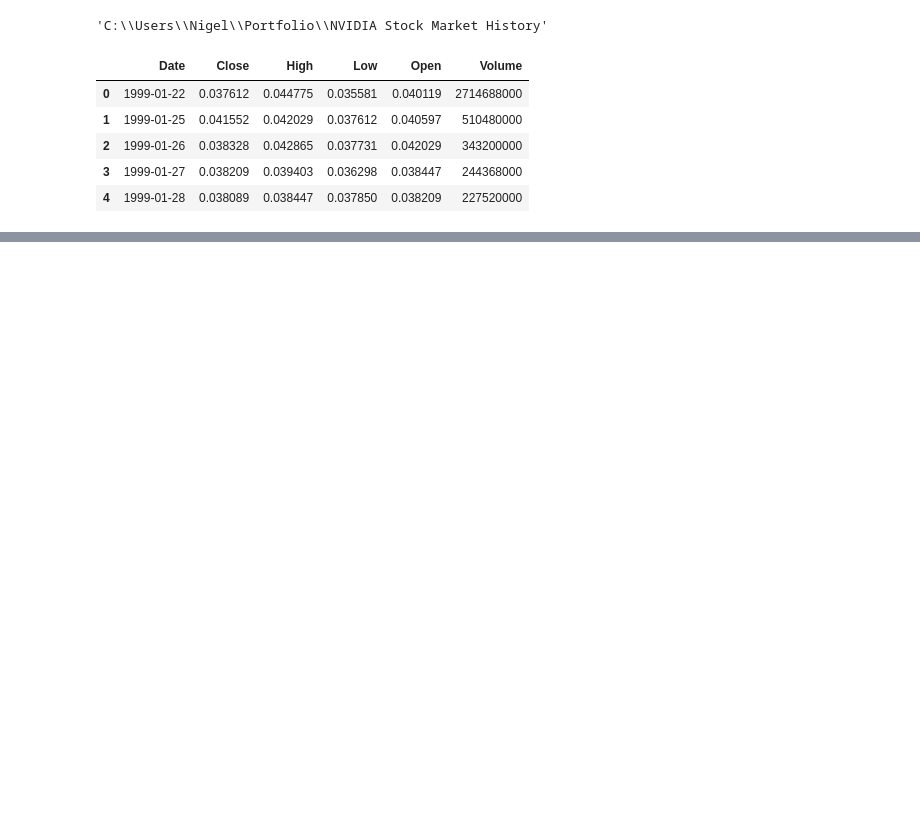
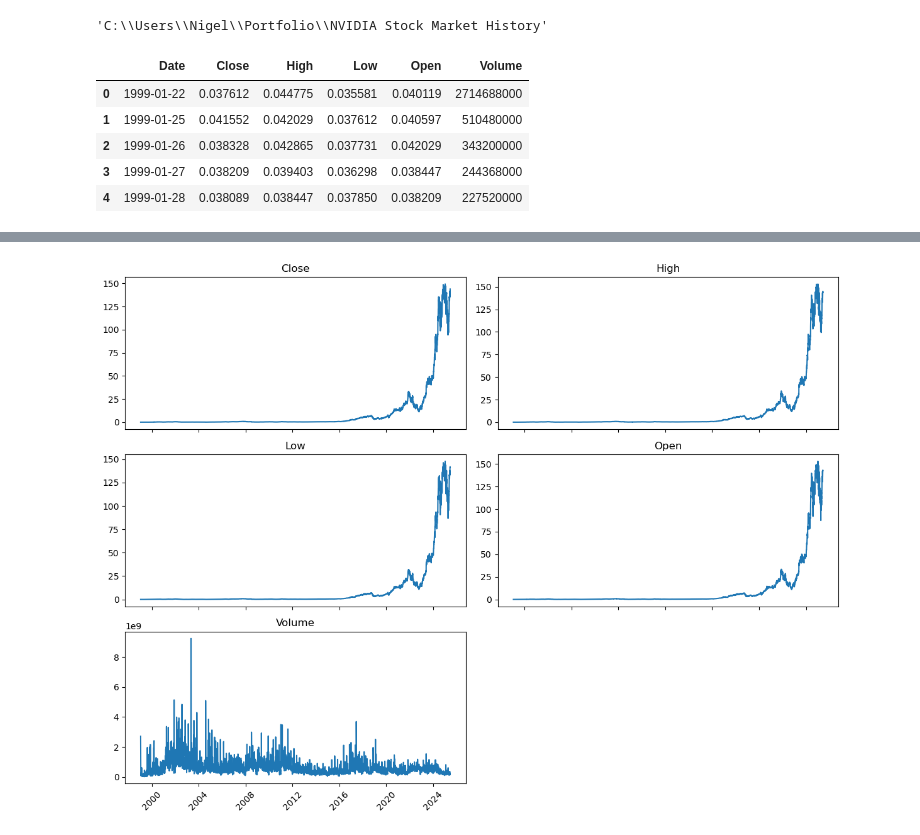
Before and after one commit to nigelcheong/nvidia-stock-market-history, a Jupyter notebook: NVIDIA_Stock_Market_History.ipynb, the cells around one changed output, grey strips where cells are left out. Cells and saved outputs as stored; diff of their text form; code cells hidden in the pictures; blank space fills up the shorter version.

```diff
--- a/NVIDIA_Stock_Market_History.ipynb
+++ b/NVIDIA_Stock_Market_History.ipynb
@@ -21,0 +90,19 @@ df.head()
+# %%
+# Create subplots
+fig, axes = plt.subplots(rows, cols, figsize=(12, rows * 3), sharex=True)
+axes = axes.flatten()  # Flatten for easy indexing
+
+# Plot each feature as a time series
+for i, feature in enumerate(features):
+    axes[i].plot(df['Date'], df[feature])
+    axes[i].set_title(feature)
+    axes[i].tick_params(axis='x', rotation=45)
+
+# Hide unused subplots if any
+for j in range(i + 1, len(axes)):
+    fig.delaxes(axes[j])
+
+fig.tight_layout()
+plt.show()
+# %% [output]
+[figure, added]
```
Also changed, not shown: parts of 6 cells of this notebook.
